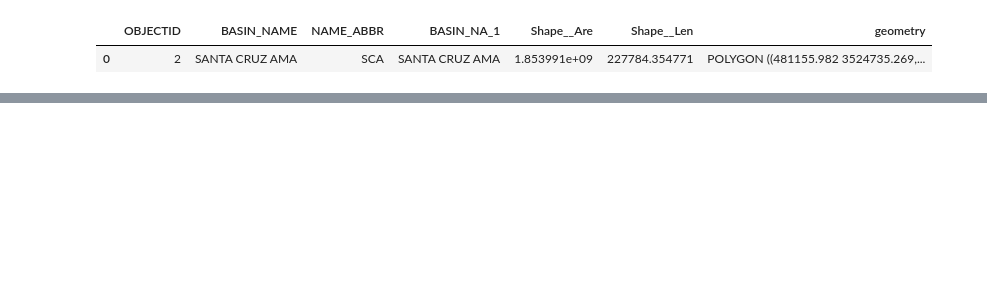
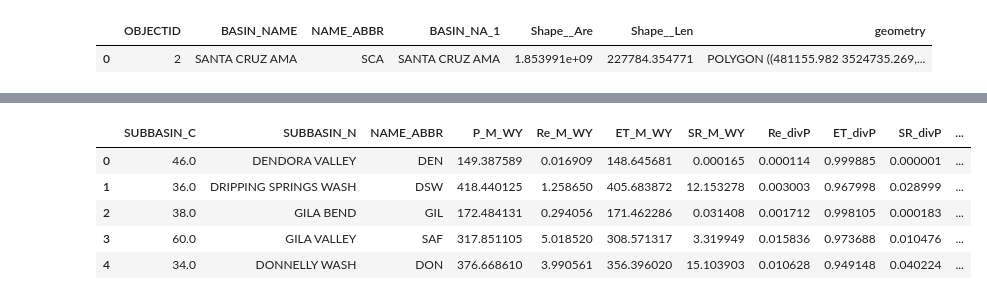
Before and after one commit to HAS-Tools-Fall25/homework_marlanahinkley, a Jupyter notebook: homework_submissions/NWM_figures/NWM_explore.ipynb, the cells around one changed output, grey strips where cells are left out. Saved outputs shown, nothing was run; the diff lists cells and outputs as text; code cells hidden in the pictures; blank space fills up the shorter version.

```diff
--- a/homework_submissions/NWM_figures/NWM_explore.ipynb
+++ b/homework_submissions/NWM_figures/NWM_explore.ipynb
@@ -166,3 +211,7 @@ feature
 # %% [output]
 |  | OBJECTID | BASIN_NAME | NAME_ABBR | BASIN_NA_1 | Shape__Are | Shape__Len | geometry |
 | 0 | 2 | SANTA CRUZ AMA | SCA | SANTA CRUZ AMA | 1.853991e+09 | 227784.354771 | POLYGON ((481155.982 3524735.269,... |
+# %%
+#Looking at GW Basin Summaries for pie charts
+GW_basin_sum = gpd.read_file("/workspaces/homework_marlanahinkley/homework_submissions/NWM_figures/NWM_1981_2020_summary_VEC_GWBasin/NWM_1981_2020_summary_VEC_GWBasins.shp")
+GW_basin_sum.head()
@@ -168,0 +226,40 @@ feature
+# %%
+# reduce GW_basin_sum to the specified columns (robust to missing names)
+cols = ['SUBBASIN_C','SUBBASIN_N', 'NAME_ABBR','P_M_WY', 'Re_M_WY', 'ET_M_WY', 'SR_M_WY']
+GW_basin_sum_reduced = GW_basin_sum.loc[:, cols].copy()
+#GW_basin_sum_reduced['Re_divP'] = GW_basin_sum_reduced['Re_M_WY'].astype(float).div(GW_basin_sum_reduced['P_M_WY'])
+#GW_basin_sum_reduced['ET_divP'] = GW_basin_sum_reduced['ET_M_WY'].astype(float).div(GW_basin_sum_reduced['P_M_WY'])
+#GW_basin_sum_reduced['SR_divP'] = GW_basin_sum_reduced['SR_M_WY'].astype(float).div(GW_basin_sum_reduced['P_M_WY'])
+
+
+for num_col, new_col in [('Re_M_WY','Re_divP'), ('ET_M_WY','ET_divP'), ('SR_M_WY','SR_divP')]:
+    if num_col in GW_basin_sum_reduced.columns and 'P_M_WY' in GW_basin_sum_reduced.columns:
+        GW_basin_sum_reduced[new_col] = (
+            GW_basin_sum_reduced[num_col].astype(float)
+            .div(GW_basin_sum_reduced['P_M_WY'].astype(float))
+            .replace([np.inf, -np.inf], np.nan)
+        )
+    else:
+        GW_basin_sum_reduced[new_col] = np.nan
+
+GW_basin_sum_reduced['divP_sum'] = GW_basin_sum_reduced[['Re_divP','ET_divP','SR_divP']].fillna(0).sum(axis=1)
+
+# normalize so Re_divP + ET_divP + SR_divP == 1 where divP_sum > 0
+mask = GW_basin_sum_reduced['divP_sum'] > 0
+GW_basin_sum_reduced.loc[mask, ['Re_divP','ET_divP','SR_divP']] = (
+    GW_basin_sum_reduced.loc[mask, ['Re_divP','ET_divP','SR_divP']]
+    .div(GW_basin_sum_reduced.loc[mask, 'divP_sum'], axis=0)
+)
+
+# set divP_sum to 1 for normalized rows (NaN or 0 otherwise)
+GW_basin_sum_reduced.loc[mask, 'divP_sum'] = 1.0
+GW_basin_sum_reduced.loc[~mask, 'divP_sum'] = np.nan
+
+GW_basin_sum_reduced.head()
+# %% [output]
+|  | SUBBASIN_C | SUBBASIN_N | NAME_ABBR | P_M_WY | Re_M_WY | ET_M_WY | SR_M_WY | Re_divP | ET_divP | SR_divP | ... |
+| 0 | 46.0 | DENDORA VALLEY | DEN | 149.387589 | 0.016909 | 148.645681 | 0.000165 | 0.000114 | 0.999885 | 0.000001 | ... |
+| 1 | 36.0 | DRIPPING SPRINGS WASH | DSW | 418.440125 | 1.258650 | 405.683872 | 12.153278 | 0.003003 | 0.967998 | 0.028999 | ... |
+| 2 | 38.0 | GILA BEND | GIL | 172.484131 | 0.294056 | 171.462286 | 0.031408 | 0.001712 | 0.998105 | 0.000183 | ... |
+| 3 | 60.0 | GILA VALLEY | SAF | 317.851105 | 5.018520 | 308.571317 | 3.319949 | 0.015836 | 0.973688 | 0.010476 | ... |
+| 4 | 34.0 | DONNELLY WASH | DON | 376.668610 | 3.990561 | 356.396020 | 15.103903 | 0.010628 | 0.949148 | 0.040224 | ... |
```
Also changed, not shown: parts of 10 cells of this notebook, 16 other files.
